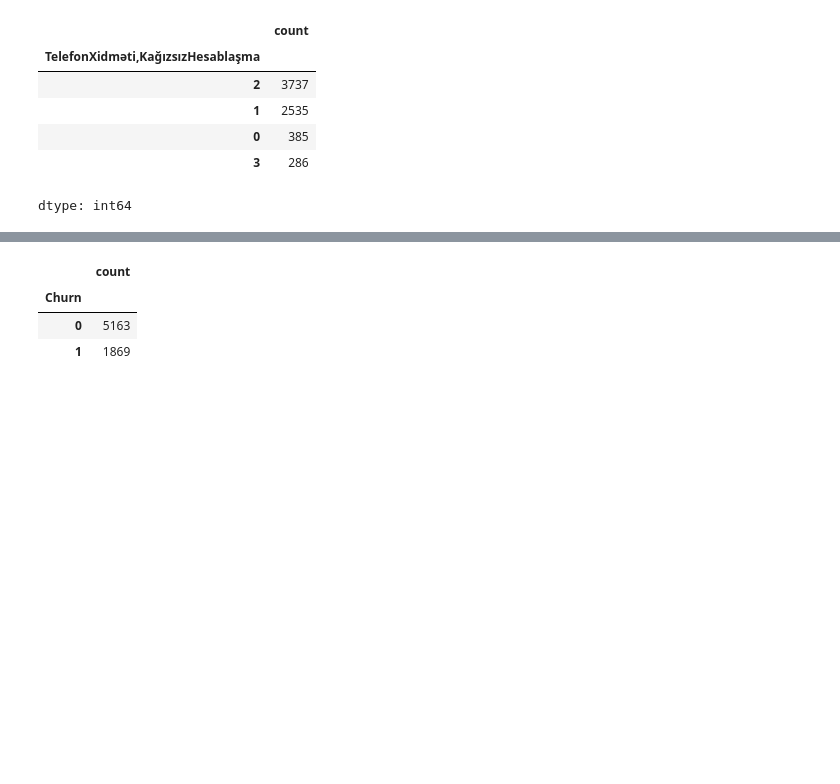
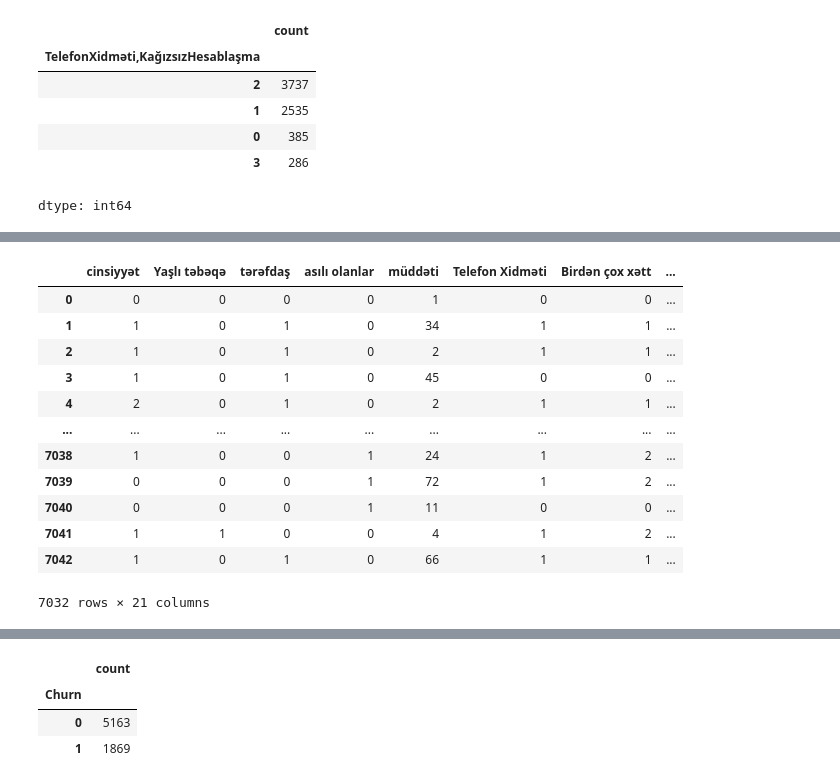
Before and after one commit to Sevinj-joy/Matplotlib_examples, a Jupyter notebook: Churn_analysis/churn_analysis.ipynb, the cells around one changed output, grey strips where cells are left out. Saved outputs shown, nothing was run; the diff lists cells and outputs as text; code cells hidden in the pictures; blank space fills up the shorter version.

```diff
--- a/Churn_analysis/churn_analysis.ipynb
+++ b/Churn_analysis/churn_analysis.ipynb
@@ -171,0 +206,16 @@ dtype: int64
+# %%
+data
+# %% [output]
+|  | cinsiyyət | Yaşlı təbəqə | tərəfdaş | asılı olanlar | müddəti | Telefon Xidməti | Birdən çox xətt | ... |
+| 0 | 0 | 0 | 0 | 0 | 1 | 0 | 0 | ... |
+| 1 | 1 | 0 | 1 | 0 | 34 | 1 | 1 | ... |
+| 2 | 1 | 0 | 1 | 0 | 2 | 1 | 1 | ... |
+| 3 | 1 | 0 | 1 | 0 | 45 | 0 | 0 | ... |
+| 4 | 2 | 0 | 1 | 0 | 2 | 1 | 1 | ... |
+| ... | ... | ... | ... | ... | ... | ... | ... | ... |
+| 7038 | 1 | 0 | 0 | 1 | 24 | 1 | 2 | ... |
+| 7039 | 0 | 0 | 0 | 1 | 72 | 1 | 2 | ... |
+| 7040 | 0 | 0 | 0 | 1 | 11 | 0 | 0 | ... |
+| 7041 | 1 | 1 | 0 | 0 | 4 | 1 | 2 | ... |
+| 7042 | 1 | 0 | 1 | 0 | 66 | 1 | 1 | ... |
+7032 rows × 21 columns
```
Also changed, not shown: parts of 8 cells of this notebook.
